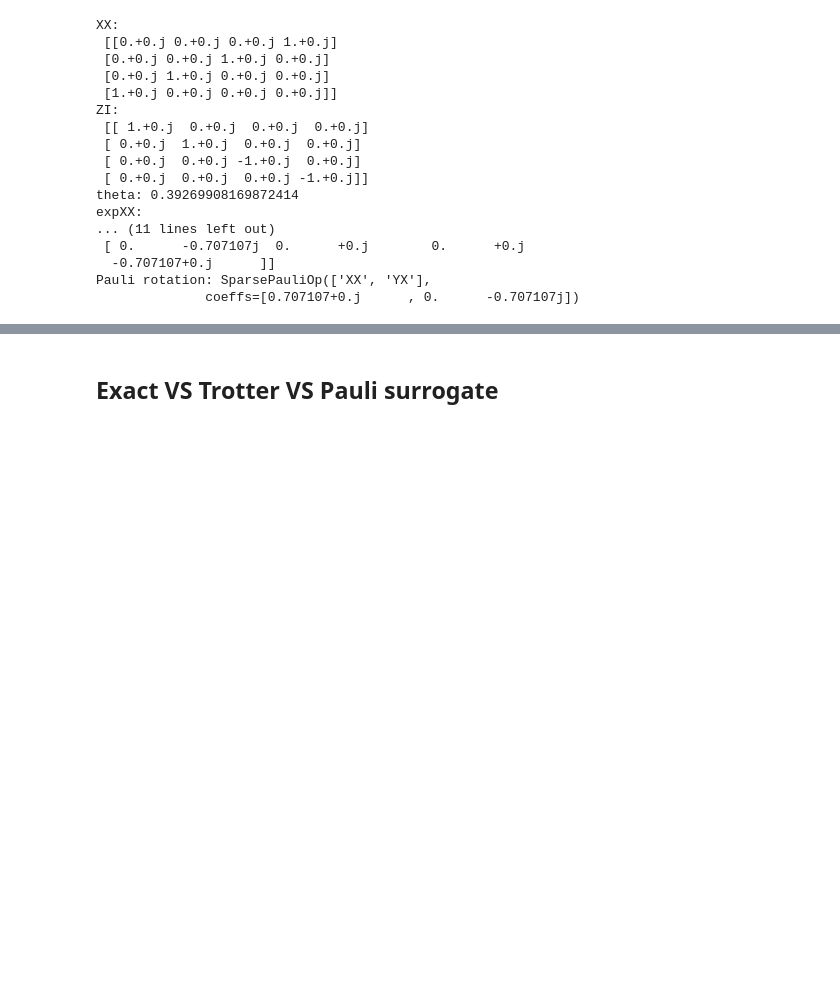
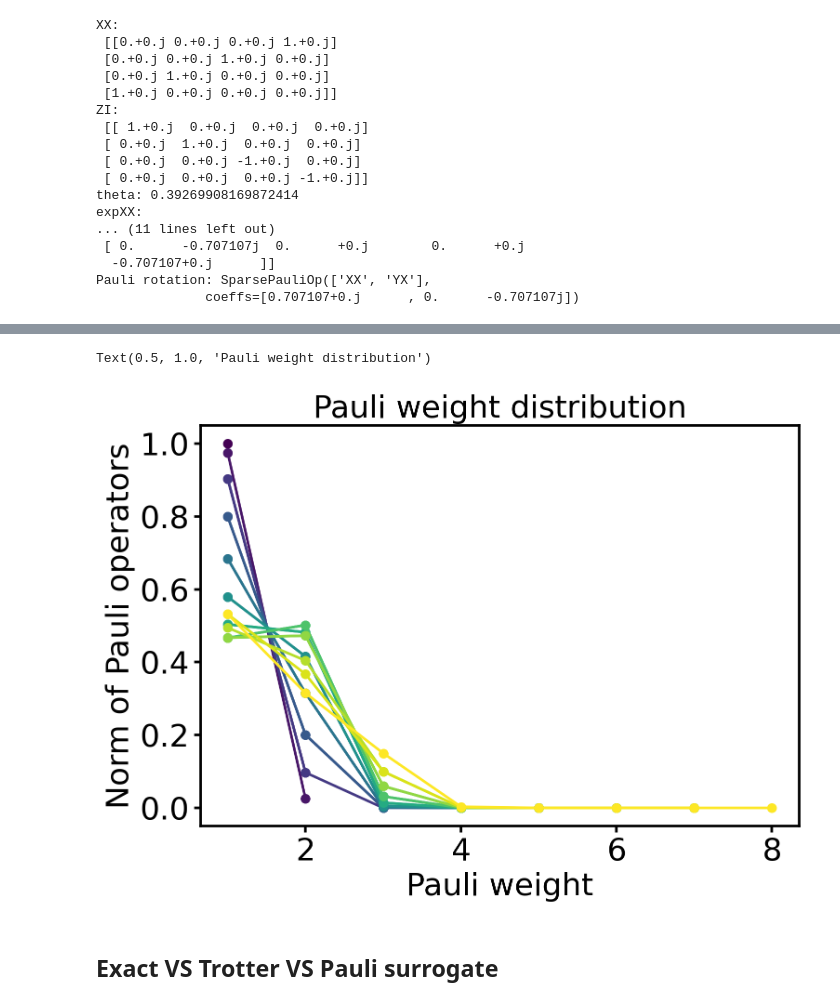
Before and after one commit to Jue-Xu/Pauli-Propagation-Hamiltonian-Expectation, a Jupyter notebook: pauli_propagation.ipynb, the cells around one changed output, grey strips where cells are left out. Saved outputs shown, nothing was run; the diff lists cells and outputs as text; code cells hidden in the pictures; blank space fills up the shorter version.

```diff
--- a/pauli_propagation.ipynb
+++ b/pauli_propagation.ipynb
@@ -75,3 +199,18 @@ Pauli rotation: SparsePauliOp(['XX', 'YX'],
+# %%
+fig, ax = plt.subplots(figsize=(8, 6))
+# use gradient color for each line
+colors = plt.cm.viridis(np.linspace(0, 1, len(data_distribution)))
+ax.set_prop_cycle(color=colors)
+for i, item in enumerate(data_distribution):
+    x = list(item.keys())
+    y = [item[k] for k in x]
+    ax.plot(x, y, label=f't={i*n}', marker='o', markersize=5, linewidth=2)
+ax.set_xlabel('Pauli weight')
+ax.set_ylabel('Norm of Pauli operators')
+ax.set_title('Pauli weight distribution')
+# %% [output]
+Text(0.5, 1.0, 'Pauli weight distribution')
+[figure, added]
 # %% [markdown]
 ## Exact VS Trotter VS Pauli surrogate
 # %%
```
Also changed, not shown: parts of 4 cells of this notebook, 3 other files.
